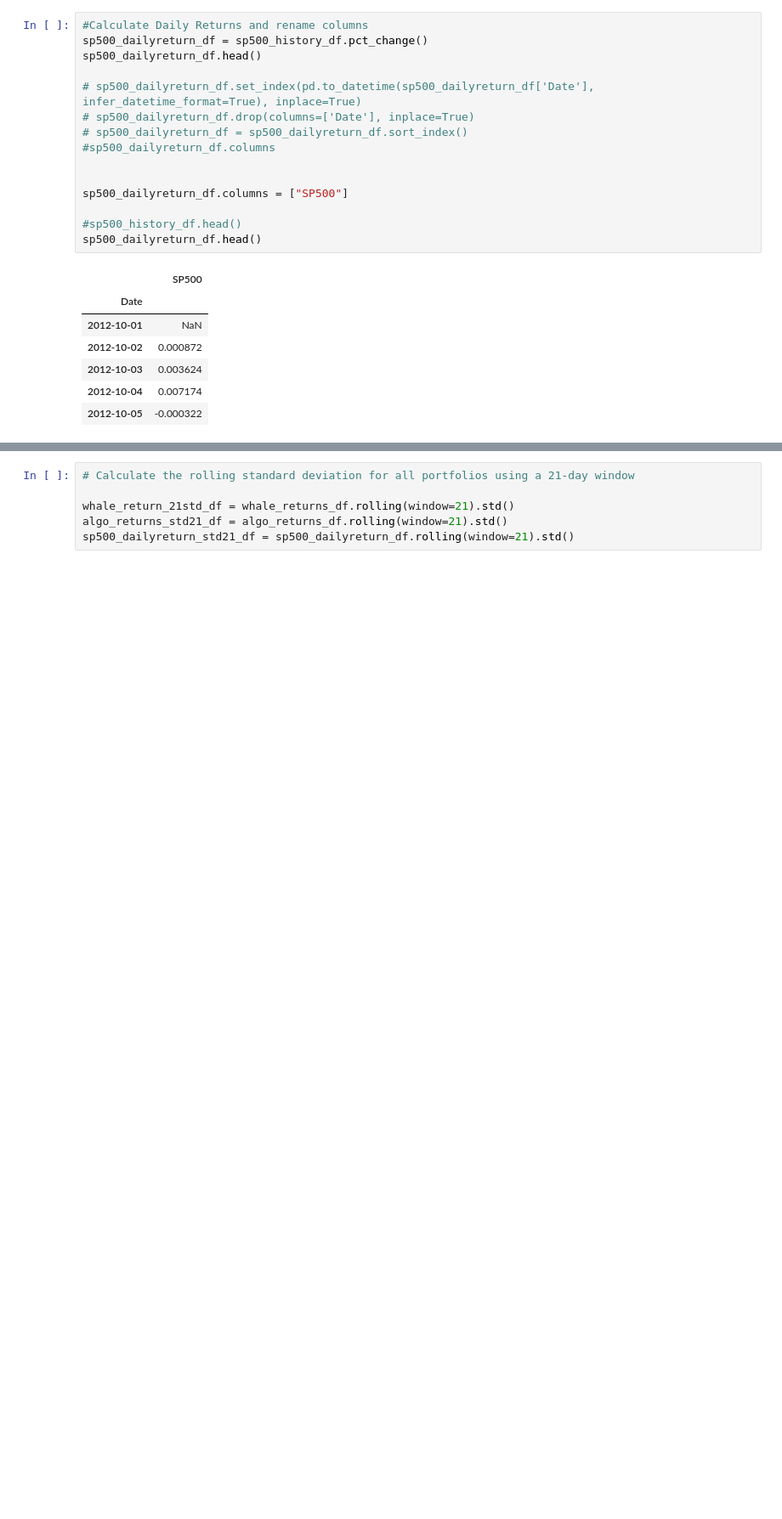
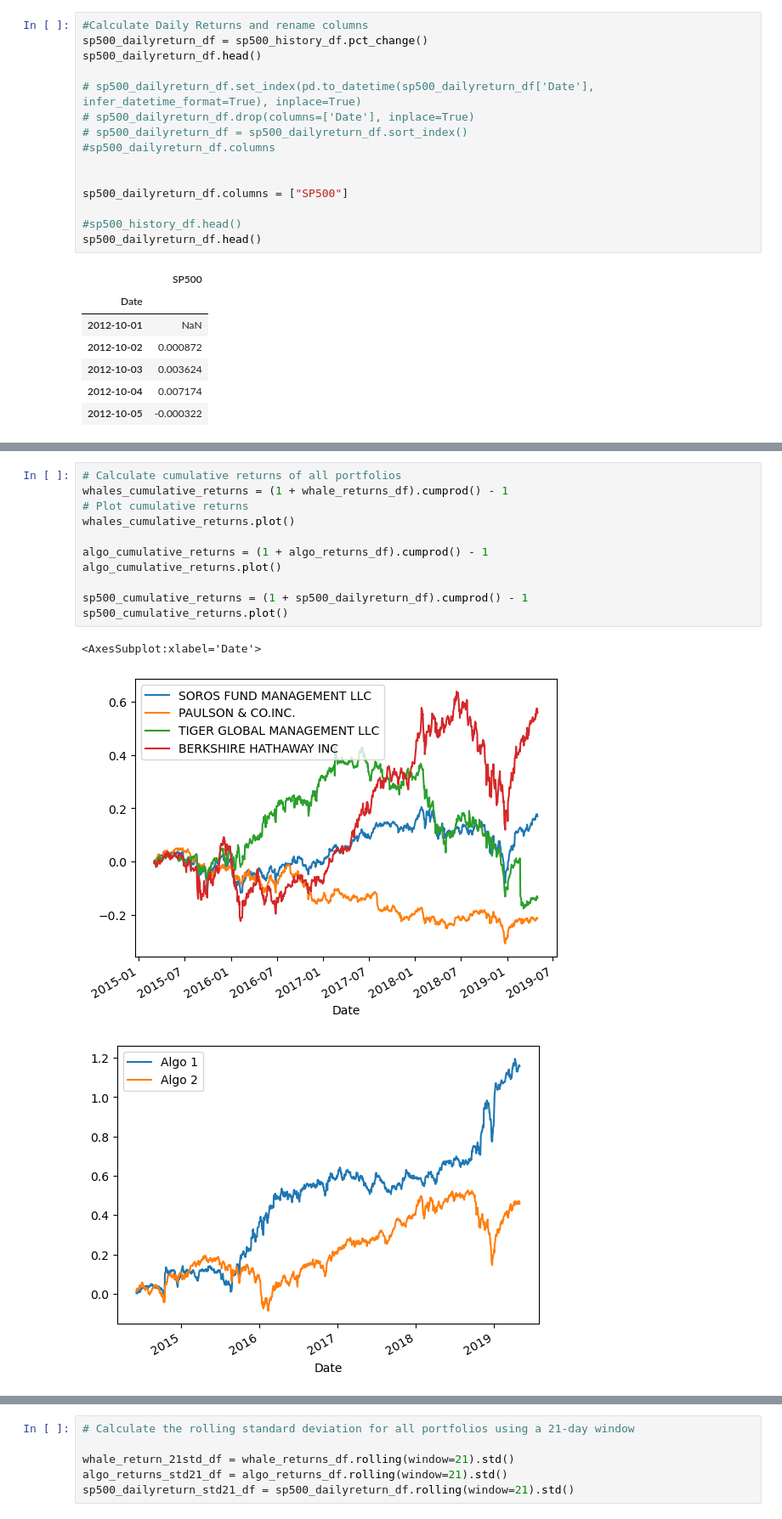
Before and after one commit to apakuki/FinTech-Bootcamp, a Jupyter notebook: FinTechBC-Homework-Unit4/Starter_Code/whale_analysis.ipynb, the cells around one changed output, grey strips where cells are left out. Shown at 85% size. Saved outputs shown, nothing was run; the diff lists cells and outputs as text; blank space fills up the shorter version.

```diff
--- a/FinTechBC-Homework-Unit4/Starter_Code/whale_analysis.ipynb
+++ b/FinTechBC-Homework-Unit4/Starter_Code/whale_analysis.ipynb
@@ -159,0 +180,15 @@ sp500_dailyreturn_df.head()
+# %%
+# Calculate cumulative returns of all portfolios
+whales_cumulative_returns = (1 + whale_returns_df).cumprod() - 1
+# Plot cumulative returns
+whales_cumulative_returns.plot()
+
+algo_cumulative_returns = (1 + algo_returns_df).cumprod() - 1
+algo_cumulative_returns.plot()
+
+sp500_cumulative_returns = (1 + sp500_dailyreturn_df).cumprod() - 1
+sp500_cumulative_returns.plot()
+# %% [output]
+<AxesSubplot:xlabel='Date'>
+[figure, added]
+[figure, added]
```
Also changed, not shown: parts of 7 cells of this notebook.
